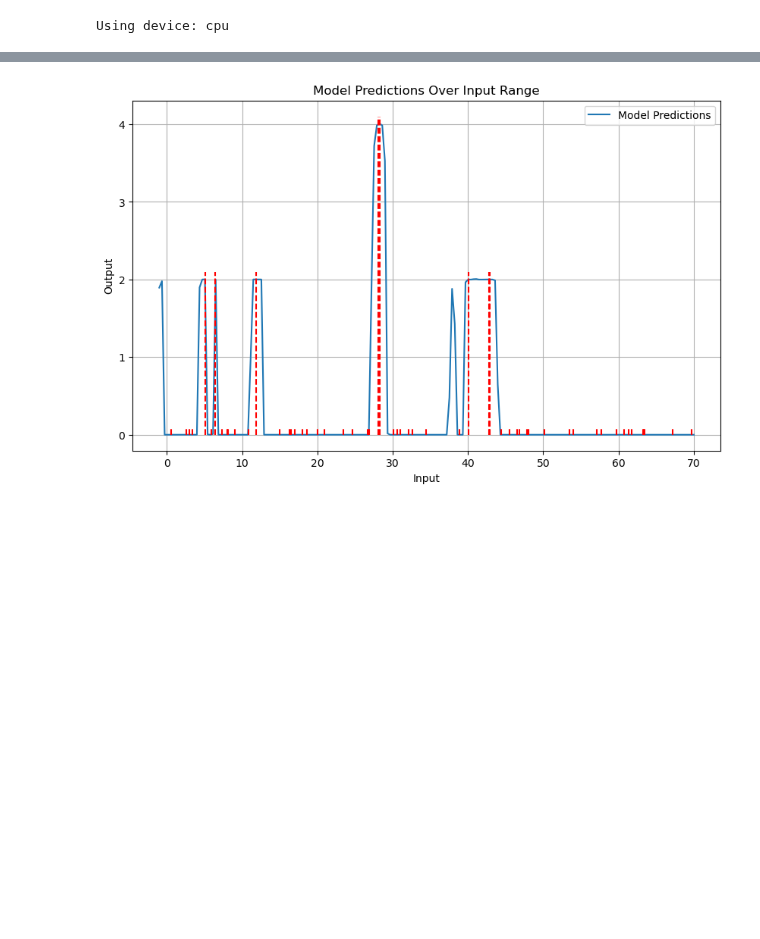
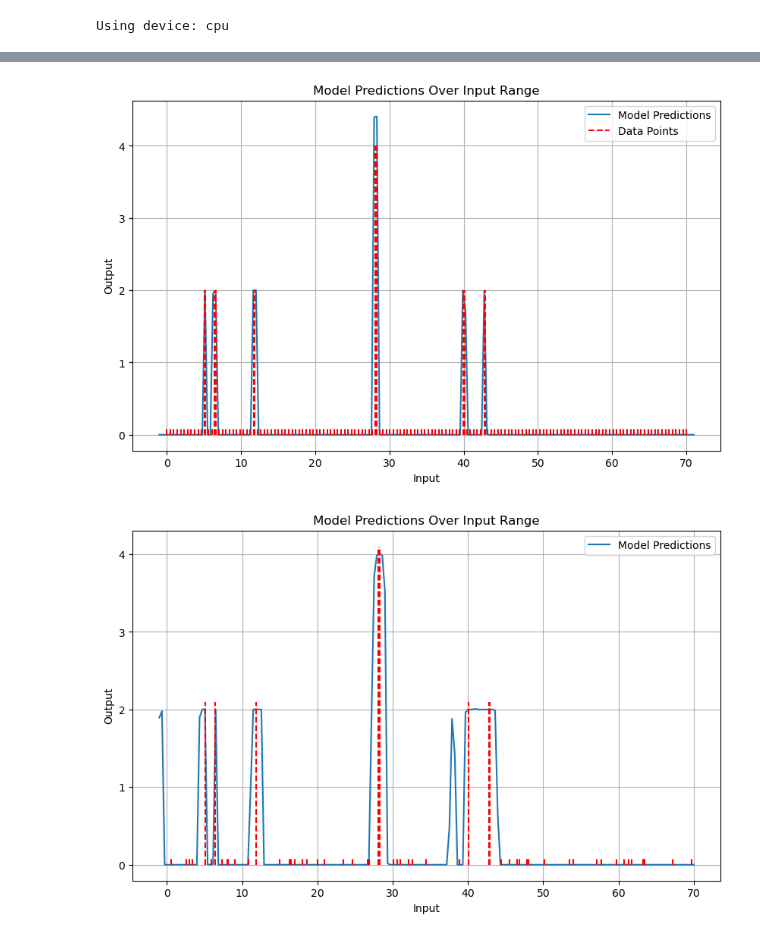
Before and after one commit to Thahit/Recommender_Sim, a Jupyter notebook: notebooks/test_state_intensity.ipynb, the cells around one changed output, grey strips where cells are left out. Cells and saved outputs as stored; diff of their text form; code cells hidden in the pictures; blank space fills up the shorter version.

Commit message:
more stylish training function approx

```diff
--- a/notebooks/test_state_intensity.ipynb
+++ b/notebooks/test_state_intensity.ipynb
@@ -302,9 +316,9 @@ adsfasdf
 train_sorted = False
 batchsize = 1
 # %%
-width=32
-intensity = {"model_hyp": {"layer_width": [width for _ in range(2)]}}
-state_dict = {"model_hyp": {"layer_width": [width for _ in range(3)]},
+width=64
+intensity = {"model_hyp": {"layer_width": [width for _ in range(3)]}}
+state_dict = {"model_hyp": {"layer_width": [width for _ in range(4)]},
             }
 
 timecheat = False
@@ -434,7 +394,7 @@ num_epochs = 200
 warmup_period = steps_per_epoch
 num_steps = num_epochs*steps_per_epoch - warmup_period
 num_iter_til_first_restart = num_steps + 1
-user_lr = 0.005
+user_lr = 0.001
 
 device = torch.device("cuda" if torch.cuda.is_available() else "cpu")
 print(f"Using device: {device}")
@@ -503,11 +430,3 @@ def print_res(model, dataloader, criterion,state_size):
         #for name, param in model.named_parameters():
         #    print(f"Parameter Name: {name}")
         #    print(f"Gradients: {param.grad}")
-# %%
-def weighted_mse_loss(prediction, target, weight_pos=10):
-    weights = torch.ones_like(target)
-
-    # Create a tensor of additional values based on the condition
-    weights = torch.where(target > 0, torch.tensor(weight_pos), weights)
-
-    return torch.sum(weights * (prediction - target) ** 2)
@@ -514,5 +435,5 @@ def weighted_mse_loss(prediction, target, weight_pos=10):
 # %%
 train_density(model, dataloader, criterion=weighted_mse_loss, state_size=state_size,
                 optimizer=optimizer, num_epochs=num_epochs, warmup_scheduler=warmup_scheduler,
-                loss_print_interval=50)
+                loss_print_interval=50, warmup_period=warmup_period, lr_scheduler=lr_scheduler)
 # %% [output]
@@ -557,0 +479,29 @@ loss: 1.1682851130956351e-08    frequencies: tensor([0.])        predicted: tens
+# %%
+x_range = np.linspace(-1, 71, 200)  # Adjust the range as needed
+x_range_tensor = torch.tensor(x_range, dtype=torch.float32).unsqueeze(1)
+state = torch.zeros((len(x_range), state_size))
+model.eval()
+with torch.no_grad():
+    predictions = model(state, x_range_tensor).numpy()
+
+# Plot the results
+plt.figure(figsize=(10, 6))
+plt.plot(x_range, predictions, label='Model Predictions')
+
+for i in range(len(dataset)):
+    sample = dataset[i]
+    x_pos= sample['timestep'].item()
+    height = torch.where(sample['frequency']>0, sample['frequency'], .1).item()
+    plt.plot([x_pos, x_pos], [0, height], linestyle='--', color='red')
+
+plt.plot([0, 0], [0, 0], color='red', linestyle='--', alpha=1.0, label='Data Points')
+
+#plt.scatter(x_train.numpy(), y_train.numpy(), color='red', label='Training Data')
+plt.xlabel('Input')
+plt.ylabel('Output')
+plt.title('Model Predictions Over Input Range')
+plt.legend()
+plt.grid(True)
+plt.show()
+# %% [output]
+[figure, added]
```
Also changed, not shown: parts of 21 cells of this notebook, 1 other file.
